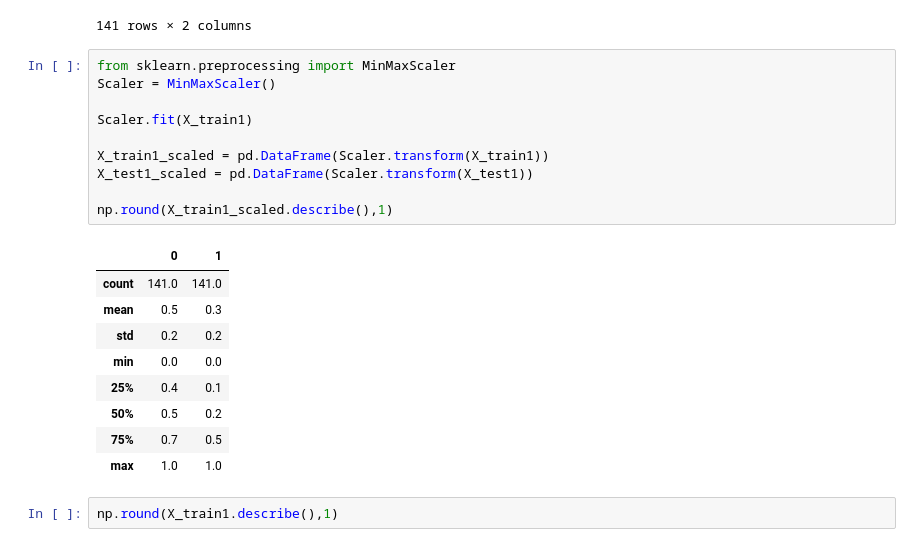
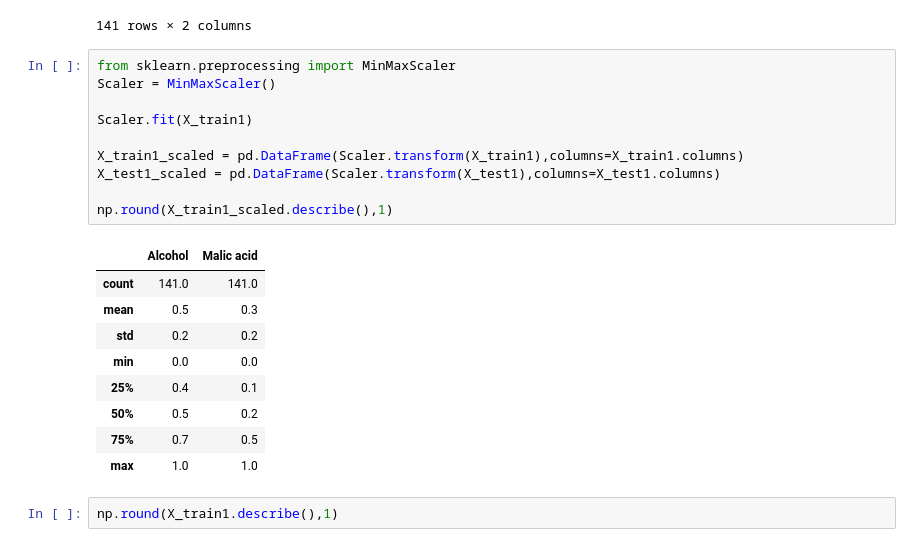
Before and after one commit to Stormbreakerr20/Machine_Learning, a Jupyter notebook: ML-yt/FeatureEngg/FeatureScaling.ipynb, the cells around one changed output. Saved outputs shown, nothing was run; the diff lists cells and outputs as text.

```diff
--- a/ML-yt/FeatureEngg/FeatureScaling.ipynb
+++ b/ML-yt/FeatureEngg/FeatureScaling.ipynb
@@ -170,15 +170,15 @@ X_train1
 # %%
 from sklearn.preprocessing import MinMaxScaler
 Scaler = MinMaxScaler()
 
 Scaler.fit(X_train1)
 
-X_train1_scaled = pd.DataFrame(Scaler.transform(X_train1))
-X_test1_scaled = pd.DataFrame(Scaler.transform(X_test1))
+X_train1_scaled = pd.DataFrame(Scaler.transform(X_train1),columns=X_train1.columns)
+X_test1_scaled = pd.DataFrame(Scaler.transform(X_test1),columns=X_test1.columns)
 
 np.round(X_train1_scaled.describe(),1)
 # %% [output]
-|  | 0 | 1 |
+|  | Alcohol | Malic acid |
 | count | 141.0 | 141.0 |
 | mean | 0.5 | 0.3 |
 | std | 0.2 | 0.2 |
```
Also changed, not shown: 11 other files.
